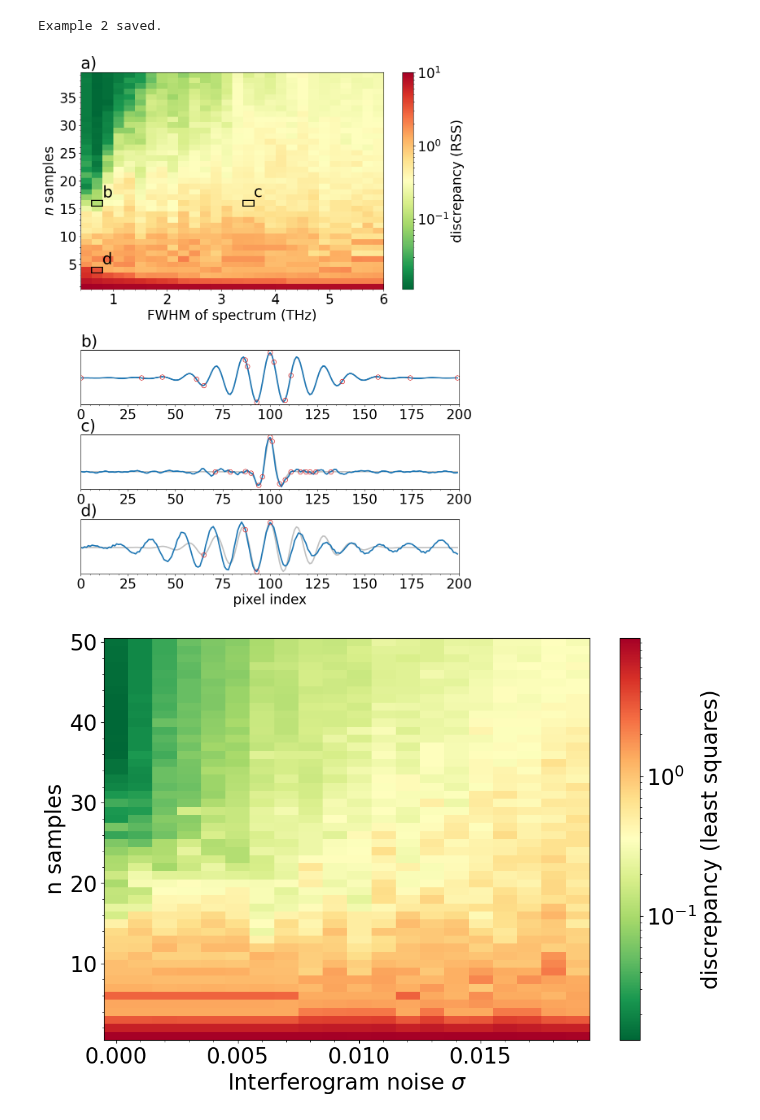
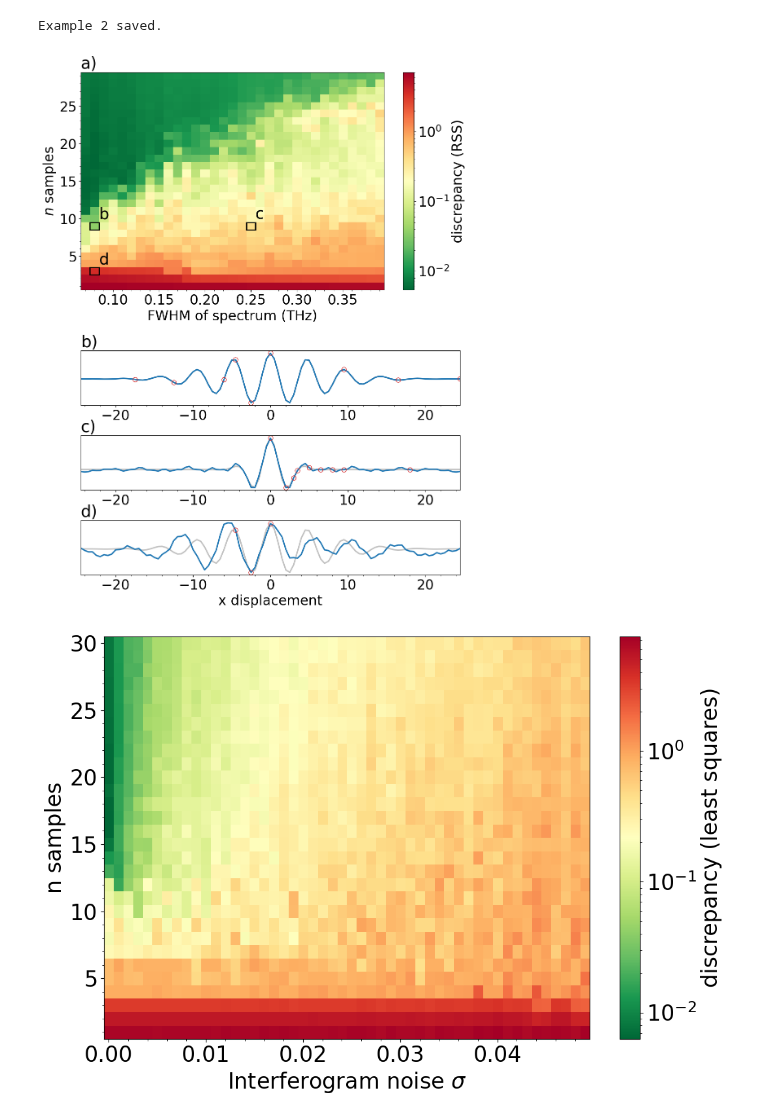
Before and after one commit to Jammi-Dodgers/THz-Compressed-Sensing, a Jupyter notebook: CS_douglas_peucker.ipynb, the cells around one changed output. Saved outputs shown, nothing was run; the diff lists cells and outputs as text; code cells hidden in the pictures.

Commit message:
updated graphs but data is too noisy. 0.5 pixel pitch might be too ambitious.

```diff
--- a/CS_douglas_peucker.ipynb
+++ b/CS_douglas_peucker.ipynb
@@ -11,7 +11,7 @@ from tqdm import tqdm
 plt.rcParams.update({'font.size':24, 'image.origin': 'lower', 'xtick.minor.visible': True, 'ytick.minor.visible': True, 'lines.linewidth': 2.4, 'figure.facecolor': 'none', 'axes.facecolor': 'white'})
 np.set_printoptions(threshold=sys.maxsize)
 # %%
-file_number = 27
+file_number = 29
 file_name = "1dmockanderrors{:d}".format(file_number)
 #file_name = "240802134128_altered1d"
 file_type = ".csv"
@@ -22,7 +22,7 @@ optlocs_file = "data\\" + file_name +"_optlocs.csv"
 #target = cs.generate_interferogram(200, 200e-6, 3e12, 0.1e12, 1.0)
 #uncertainties = np.ones_like(interferogram)
 # %%
-reduced_points = 53
+reduced_points = 99
 regularization_coeffient = 1e-3 # DECREASE FOR COMPLEX IMAGES (up to 1e-7 (floating point error?)) INCREASE FOR SIMPLE IMAGES (up to 1e-2)
 idx = np.arange(len(target))
 # %%
@@ -78,19 +78,20 @@ print(*detectors, sep= ",")
 ## FWHM graph
 # %%
 regularization_coeffient = 1e-3
-max_samples = 40
+max_samples = 30
 sample_step = 1
 samples = np.arange(sample_step, max_samples, sample_step)
 
-array_length = 200
-pixel_pitch = 200e-6
-FWHM_step = 0.2e12
-FWHMs = np.arange(0.5e12, 6e12, FWHM_step)
-central_freq = 3e12
-theta = 1.0
-examples = {"FWHM": [0.7e12, 3.5e12, 0.7e12], "samples": [16, 16, 4], "measurements": [None, None, None], "detectors": [None, None, None], "target": [None, None, None]}
+array_length = 99
+pixel_pitch = 0.5e-3
+FWHM_step = 10e9
+FWHMs = np.arange(70e9, 0.4e12, FWHM_step)
+central_freq = 300e9
+theta = 6.0
+examples = {"FWHM": [80e9, 250e9, 80e9], "samples": [9, 9, 3], "measurements": [None, None, None], "detectors": [None, None, None], "target": [None, None, None]}
 
 scores = np.full((len(samples), len(FWHMs)), np.nan)
+displacement = np.arange(-(array_length//2), (array_length+1)//2) *pixel_pitch*1e3 #mm
 
 for m, FWHM in tqdm(enumerate(FWHMs)):
     interferogram = cs.generate_interferogram(array_length, pixel_pitch, central_freq, FWHM, theta)
@@ -132,59 +133,59 @@ boxes = [patches.Rectangle(((examples["FWHM"][i]-FWHM_step/2)*1e-12, examples["s
 
 axs[1].set_axis_off()
 
-axs[2].plot(examples["target"][0], color= "silver")
-axs[2].plot(cs.compressed_sensing(examples["measurements"][0], alpha= regularization_coeffient), color= "tab:blue")
-axs[2].plot(examples["detectors"][0], examples["measurements"][0][examples["detectors"][0]], marker= "o", linestyle= "none", markerfacecolor= "None", markeredgecolor= "tab:red", markersize= 8)
-axs[2].set(xlim= (0, array_length), yticks= [])
+axs[2].plot(displacement, examples["target"][0], color= "silver")
+axs[2].plot(displacement, cs.compressed_sensing(examples["measurements"][0], alpha= regularization_coeffient), color= "tab:blue")
+axs[2].plot(displacement, examples["measurements"][0], marker= "o", linestyle= "none", markerfacecolor= "None", markeredgecolor= "tab:red", markersize= 8)
+axs[2].set(xlim= (displacement.min(), displacement.max()), yticks= [])
 axs[2].set_title(r"b)", loc= "left")
 
-axs[3].sharex(axs[1])
-axs[3].plot(examples["target"][1], color= "silver")
-axs[3].plot(cs.compressed_sensing(examples["measurements"][1], alpha= regularization_coeffient))
-axs[3].plot(examples["detectors"][1], examples["measurements"][1][examples["detectors"][1]], marker= "o", linestyle= "none", markerfacecolor= "None", markeredgecolor= "tab:red", markersize= 8)
-axs[3].set(xlim= (0, array_length), yticks= [])
+axs[3].sharex(axs[2])
+axs[3].plot(displacement, examples["target"][1], color= "silver")
+axs[3].plot(displacement, cs.compressed_sensing(examples["measurements"][1], alpha= regularization_coeffient))
+axs[3].plot(displacement, examples["measurements"][1], marker= "o", linestyle= "none", markerfacecolor= "None", markeredgecolor= "tab:red", markersize= 8)
+axs[3].set(xlim= (displacement.min(), displacement.max()), yticks= [])
 axs[3].set_title(r"c)", loc= "left")
 
-axs[4].sharex(axs[1])
-axs[4].plot(examples["target"][2], color= "silver")
-axs[4].plot(cs.compressed_sensing(examples["measurements"][2], alpha= regularization_coeffient))
-axs[4].plot(examples["detectors"][2], examples["measurements"][2][examples["detectors"][2]], marker= "o", linestyle= "none", markerfacecolor= "None", markeredgecolor= "tab:red", markersize= 8)
-axs[4].set(xlabel= "pixel index", xlim= (0, array_length), yticks= [])
+axs[4].sharex(axs[2])
+axs[4].plot(displacement, examples["target"][2], color= "silver")
+axs[4].plot(displacement, cs.compressed_sensing(examples["measurements"][2], alpha= regularization_coeffient))
+axs[4].plot(displacement,  examples["measurements"][2], marker= "o", linestyle= "none", markerfacecolor= "None", markeredgecolor= "tab:red", markersize= 8)
+axs[4].set(xlabel= "x displacement", xlim= (displacement.min(), displacement.max()), yticks= [])
 axs[4].set_title(r"d)", loc= "left")
 
 fig.colorbar(im, label= "discrepancy (RSS)")
 fig.savefig(r".\graphs\FWHM_dp_3thz_with_examples.png", bbox_inches= "tight")
 plt.show()
 # %% [output]
-[figure, old version]
+[figure, new version]
 # %%
-FWHM = 1e12
-noises = np.arange(0.0, 0.02, 0.001)
+FWHM = 100e9
+noises = np.arange(0.0, 0.05, 0.001)
 scores = np.full((max_samples, len(noises)), np.nan)
 
 for m, noise in tqdm(enumerate(noises)):
     interferogram = cs.generate_interferogram(array_length, pixel_pitch, central_freq, FWHM, theta, read_noise_sigma= noise)
     uncertainty = np.ones_like(interferogram)
 
     detectors, _ = cs.douglas_peucker(max_samples, interferogram, uncertainty, regularization_coeffient= regularization_coeffient)
 
     for n in range(max_samples):
         scores[n, m] = cs.evaluate_score(detectors[:n+1], interferogram, uncertainty, regularization_coeffient= regularization_coeffient, domain= "IDCT")
 
 
 
 fig, axs = plt.subplots(1, 1, figsize= (12, 8))
 
 im = axs.imshow(scores,
                 aspect= "auto",
                 interpolation= "none",
                 norm= "log",
                 cmap= "RdYlGn_r",
                 extent= ((1.5*noises[0]-0.5*noises[1]), (1.5*noises[-1]-0.5*noises[-2]), 0.5, max_samples +0.5))
 
 axs.set(xlabel= r"Interferogram noise $\sigma$", ylabel= "n samples")
 
 fig.colorbar(im, label= "discrepancy (least squares)")
 plt.show()
 # %% [output]
-[figure, old version]
+[figure, new version]
```
Also changed, not shown: parts of 4 cells of this notebook, 15 other files.
